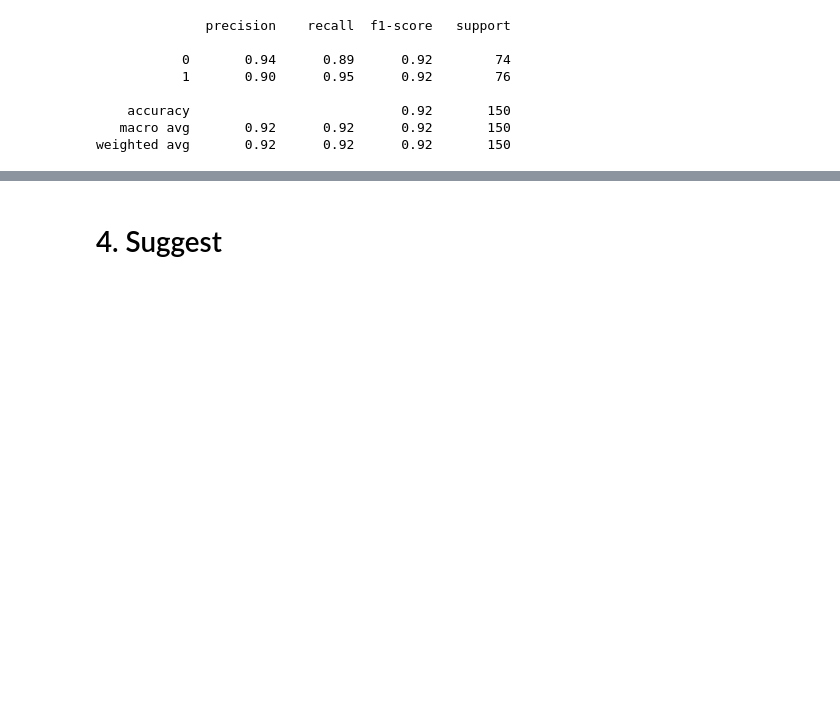
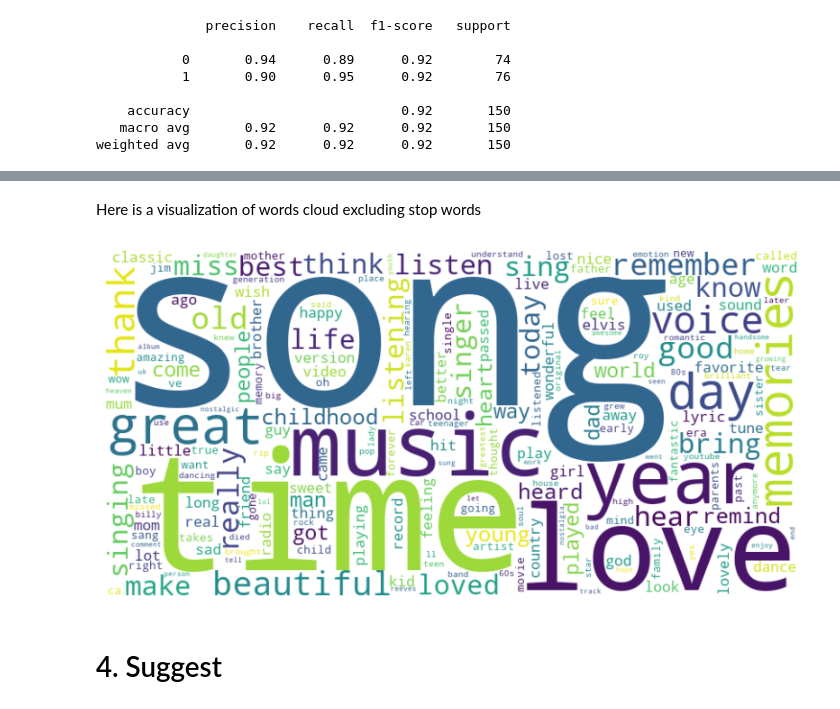
Before and after one commit to VictorSwankyTiger/DM2024-Lab1-Homework, a Jupyter notebook: DM2024-Lab1-Homework.ipynb, the cells around one changed output, grey strips where cells are left out. Saved outputs shown, nothing was run; the diff lists cells and outputs as text; code cells hidden in the pictures; blank space fills up the shorter version.

```diff
--- a/DM2024-Lab1-Homework.ipynb
+++ b/DM2024-Lab1-Homework.ipynb
@@ -1176,3 +1182,22 @@ Note: you may need to restart the kernel to use updated packages.
+# %% [markdown]
+Here is a visualization of words cloud excluding stop words
+# %%
+# Create bigrams from the 'new' column, excluding stop words
+df['new_str'] = df['new'].apply(lambda x: ' '.join(x))
+vectorizer = CountVectorizer(ngram_range=(2, 2), stop_words='english')  # Use English stop words
+X = vectorizer.fit_transform(df['new_str'])
+bigrams = ' '.join(vectorizer.get_feature_names_out())
+
+# Generate word cloud
+wordcloud = WordCloud(width=800, height=400, background_color='white', colormap='viridis').generate(bigrams)
+
+# Display the word cloud
+plt.figure(figsize=(10, 5))
+plt.imshow(wordcloud, interpolation='bilinear')
+plt.axis('off')  # No axes around the word cloud
+plt.show()
+# %% [output]
+[figure, added]
 # %% [markdown]
 # 4. Suggest
 # %% [markdown]
```
Also changed, not shown: parts of 13 cells of this notebook.
